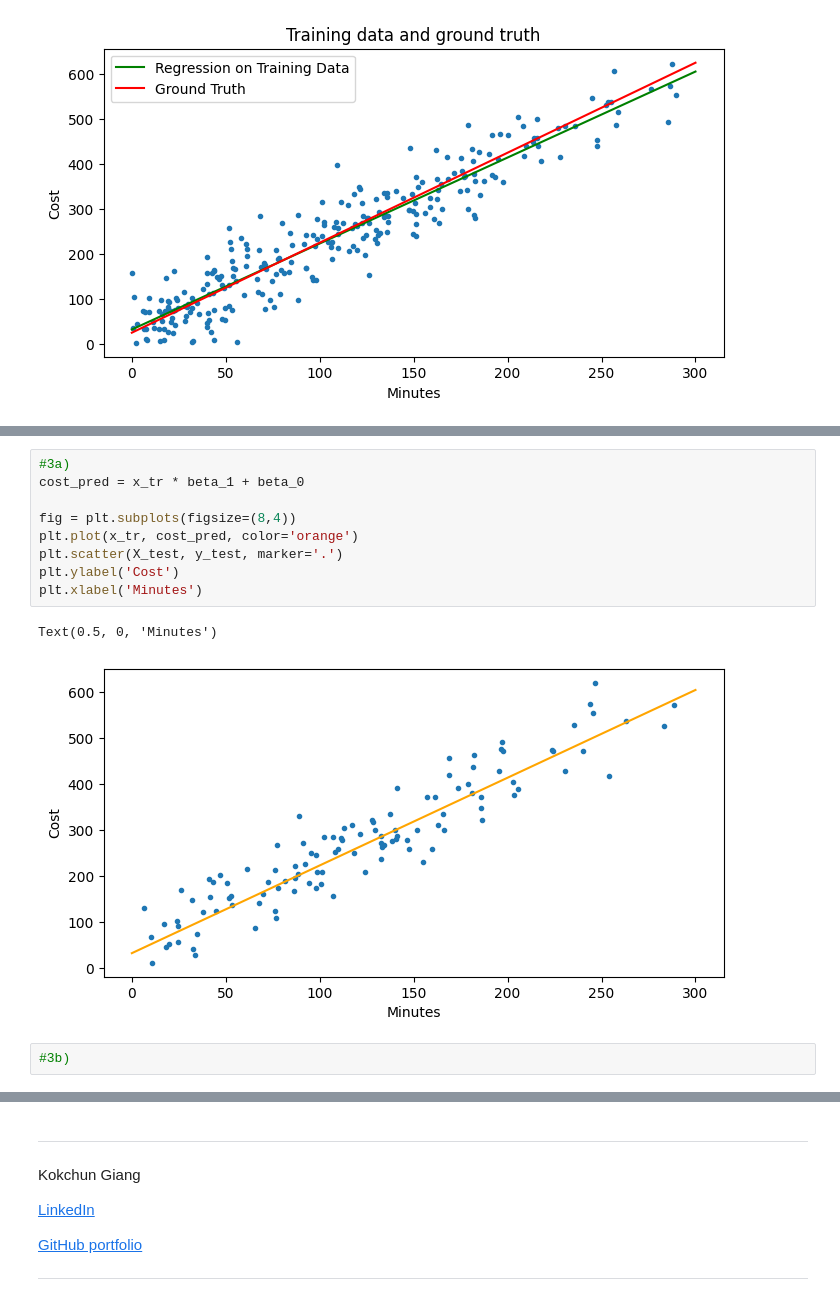
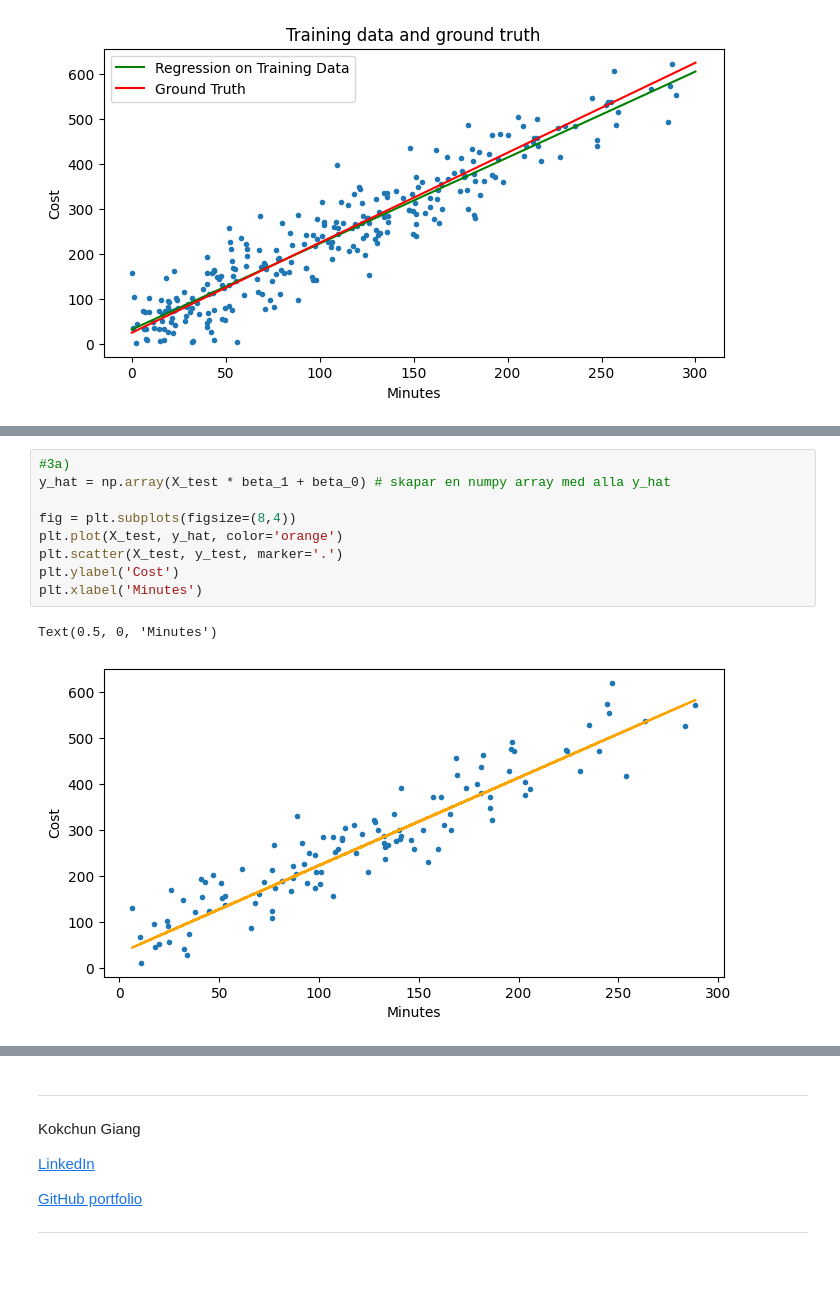
Before and after one commit to dancla240/Machine_Learning_Daniel_Claesson, a Jupyter notebook: Exercises/E00_linear_regression.ipynb, the cells around one changed output, grey strips where cells are left out. Cells and saved outputs as stored; diff of their text form; blank space fills up the shorter version.

```diff
--- a/Exercises/E00_linear_regression.ipynb
+++ b/Exercises/E00_linear_regression.ipynb
@@ -293,15 +293,13 @@ Root mean squared error on testing data: 48.72 kr
 ---
 # %%
 #3a)
-cost_pred = x_tr * beta_1 + beta_0
+y_hat = np.array(X_test * beta_1 + beta_0) # skapar en numpy array med alla y_hat
 
 fig = plt.subplots(figsize=(8,4))
-plt.plot(x_tr, cost_pred, color='orange')
+plt.plot(X_test, y_hat, color='orange')
 plt.scatter(X_test, y_test, marker='.')
 plt.ylabel('Cost')
 plt.xlabel('Minutes')
 # %% [output]
 Text(0.5, 0, 'Minutes')
-[figure, old version]
+[figure, new version]
-# %%
-#3b)
```
Also changed, not shown: parts of 1 cell of this notebook.
